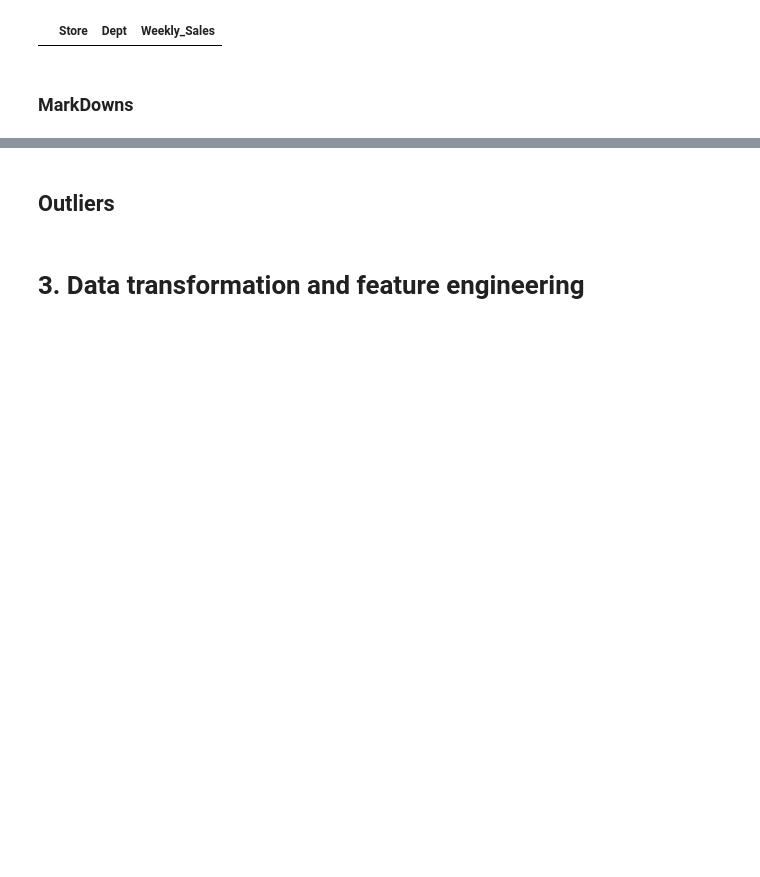
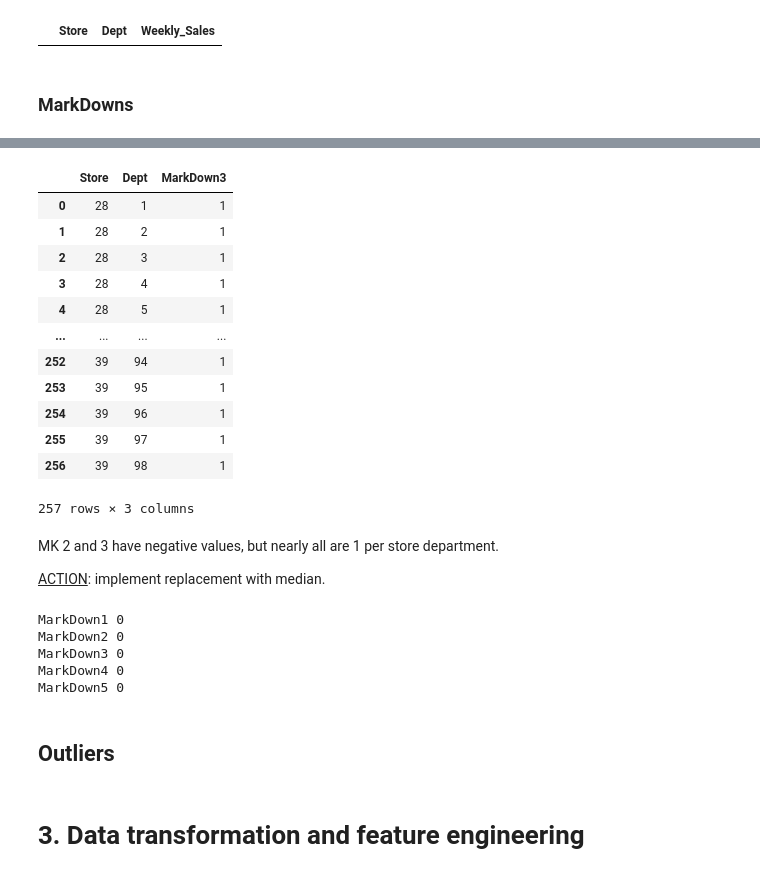
Before and after one commit to CoMa95/Retail-Sales-Analytics, a Jupyter notebook: jupyter_notebooks/project_workbook.ipynb, the cells around one changed output, grey strips where cells are left out. Saved outputs shown, nothing was run; the diff lists cells and outputs as text; code cells hidden in the pictures; blank space fills up the shorter version.

```diff
--- a/jupyter_notebooks/project_workbook.ipynb
+++ b/jupyter_notebooks/project_workbook.ipynb
@@ -488,0 +522,22 @@ negatives
+# %%
+# explore negative values, look for patterns
+negatives_mk3 = df.query("MarkDown3 < 0").groupby(['Store', 'Dept'])['MarkDown3'].count().to_frame().reset_index()
+negatives_mk3
+# %% [output]
+|  | Store | Dept | MarkDown3 |
+| 0 | 28 | 1 | 1 |
+| 1 | 28 | 2 | 1 |
+| 2 | 28 | 3 | 1 |
+| 3 | 28 | 4 | 1 |
+| 4 | 28 | 5 | 1 |
+| ... | ... | ... | ... |
+| 252 | 39 | 94 | 1 |
+| 253 | 39 | 95 | 1 |
+| 254 | 39 | 96 | 1 |
+| 255 | 39 | 97 | 1 |
+| 256 | 39 | 98 | 1 |
+257 rows × 3 columns
+# %% [markdown]
+MK 2 and 3 have negative values, but nearly all are 1 per store department.
+
+<ins>ACTION</ins>: implement replacement with median.
@@ -489,3 +548,13 @@ negatives
+# %%
+# recheck
+for mk in ['MarkDown1','MarkDown2','MarkDown3','MarkDown4','MarkDown5']:
+    print(mk, df.query(f"{mk} < 0").groupby(['Store', 'Dept'])[mk].count().to_frame().reset_index().shape[0])
+# %% [output]
+MarkDown1 0
+MarkDown2 0
+MarkDown3 0
+MarkDown4 0
+MarkDown5 0
 # %% [markdown]
 ## Outliers
 # %% [markdown]
```
Also changed, not shown: parts of 6 cells of this notebook.
